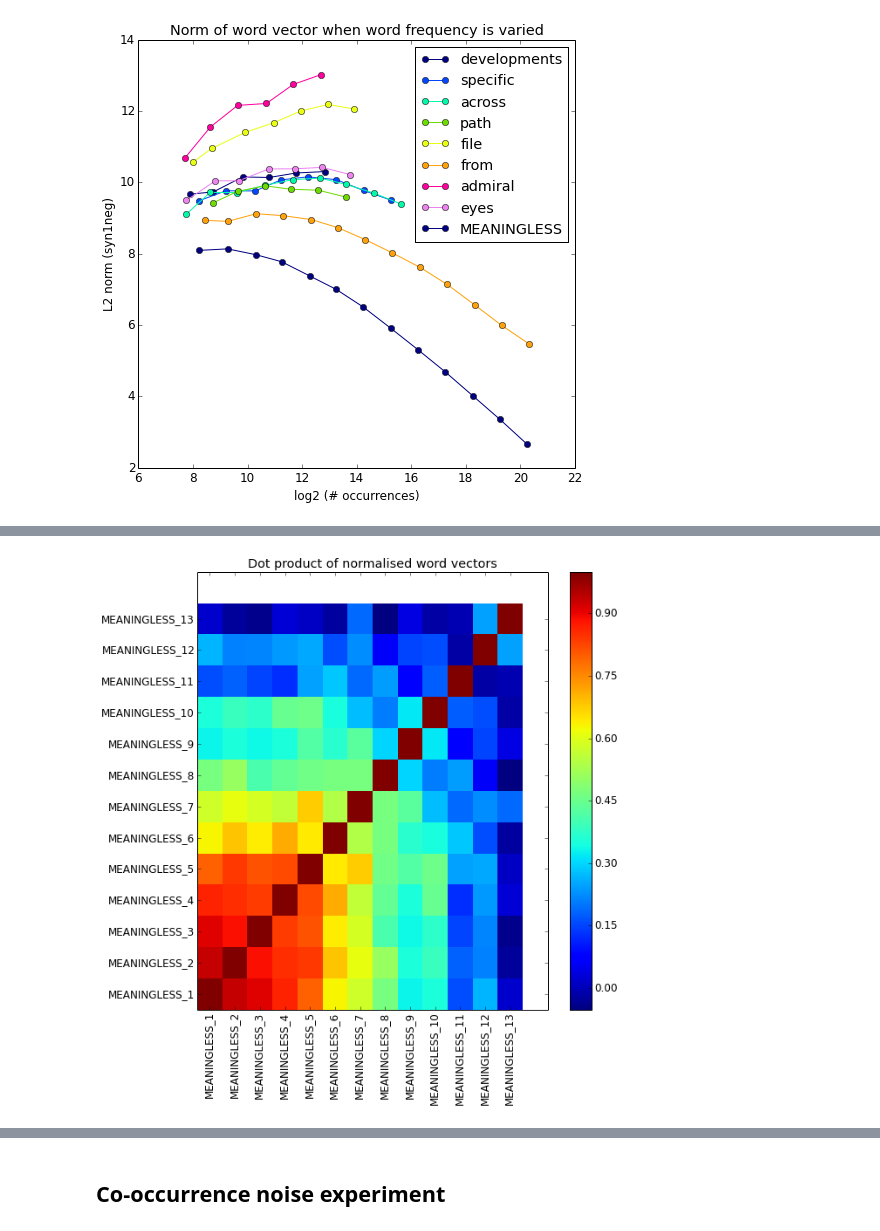
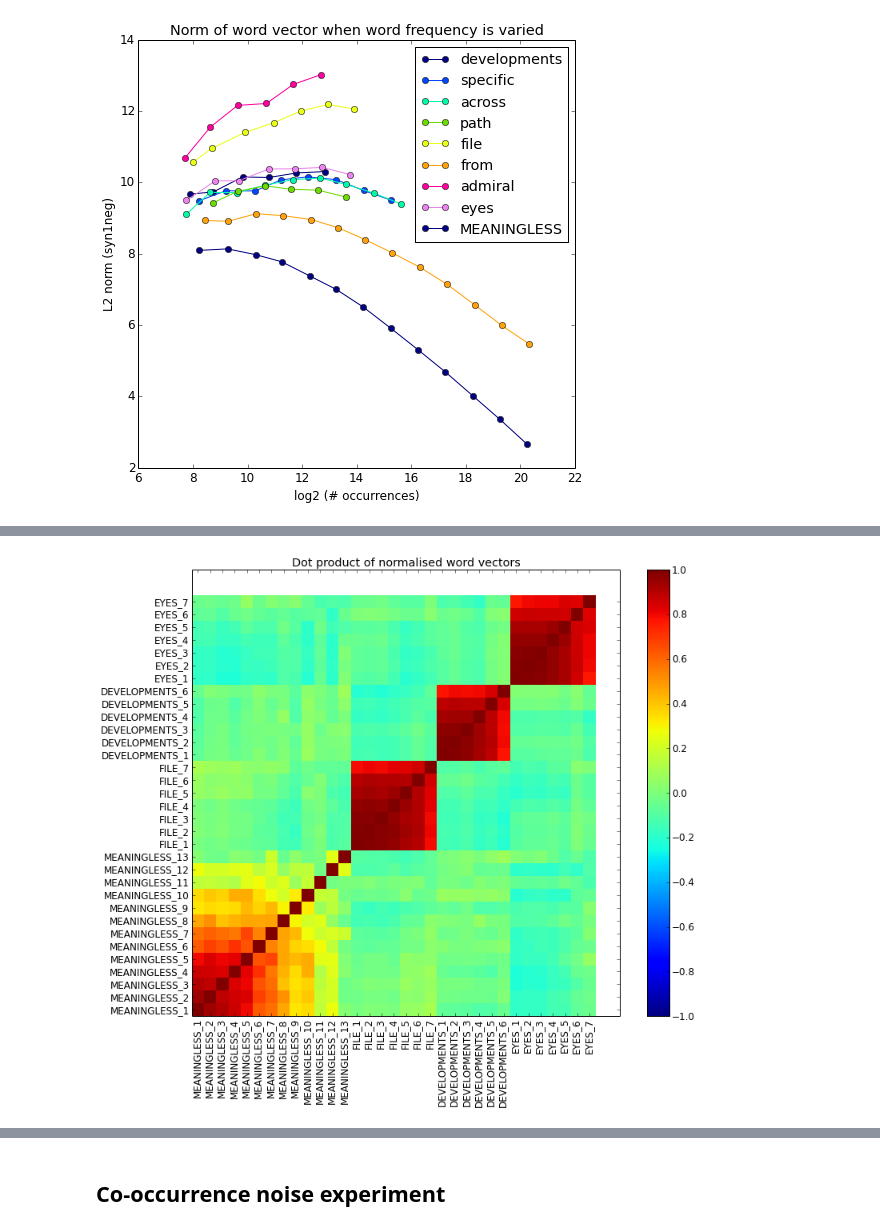
Before and after one commit to benjaminwilson/word2vec-norm-experiments, a Jupyter notebook: analysis.ipynb, the cells around one changed output, grey strips where cells are left out. Drawn from its saved outputs; the diff is of its cells as text; code cells hidden in the pictures.

Commit message:
include heatmaps for wordfreqexp, fix for noise exp, scatterplot, eps

```diff
--- a/analysis.ipynb
+++ b/analysis.ipynb
@@ -131,16 +128,18 @@ it might be instructive to heatmap several of these against one another, both th
 # %%
-def colinearity_heatmap(test_vecs):
+def cosine_similarity_heatmap(test_vecs, **kwargs):
     test_vecs_normed = test_vecs.as_matrix() / np.sqrt((test_vecs ** 2).sum(axis=1))[:,np.newaxis]
     mat = test_vecs_normed.dot(test_vecs_normed.transpose())
-    plt.figure(figsize=(9,9))
+    plt.figure(**kwargs)
     plt.title('Dot product of normalised word vectors')
-    plt.pcolor(mat)
+    plt.pcolor(mat, vmin=-1, vmax=1)
     plt.colorbar()
     _ = plt.yticks(np.arange(0.5, len(test_vecs.index), 1), test_vecs.index)
     _ = plt.xticks(np.arange(0.5, len(test_vecs.index), 1), test_vecs.index, rotation=90)
 # %%
-idxs = [build_experiment_token(meaningless_token, i) for i in range(1, max(word_freq_experiment_ratio, word_freq_experiment_power_max) + 1)]
+test_words = [meaningless_token] + random.sample(word_freq_experiment_words, 3)
+idxs = [build_experiment_token(word, i) for word in test_words for i in range(1, max(word_freq_experiment_ratio, word_freq_experiment_power_max) + 1)]
 test_vecs = vectors_syn0.loc[idxs].dropna()
-colinearity_heatmap(test_vecs)
+cosine_similarity_heatmap(test_vecs, figsize=(12, 10))
+plt.savefig('word-frequency-experiment-heatmap.eps')
 # %% [output]
-[figure, old version]
+[figure, new version]
```
Also changed, not shown: parts of 12 cells of this notebook.
